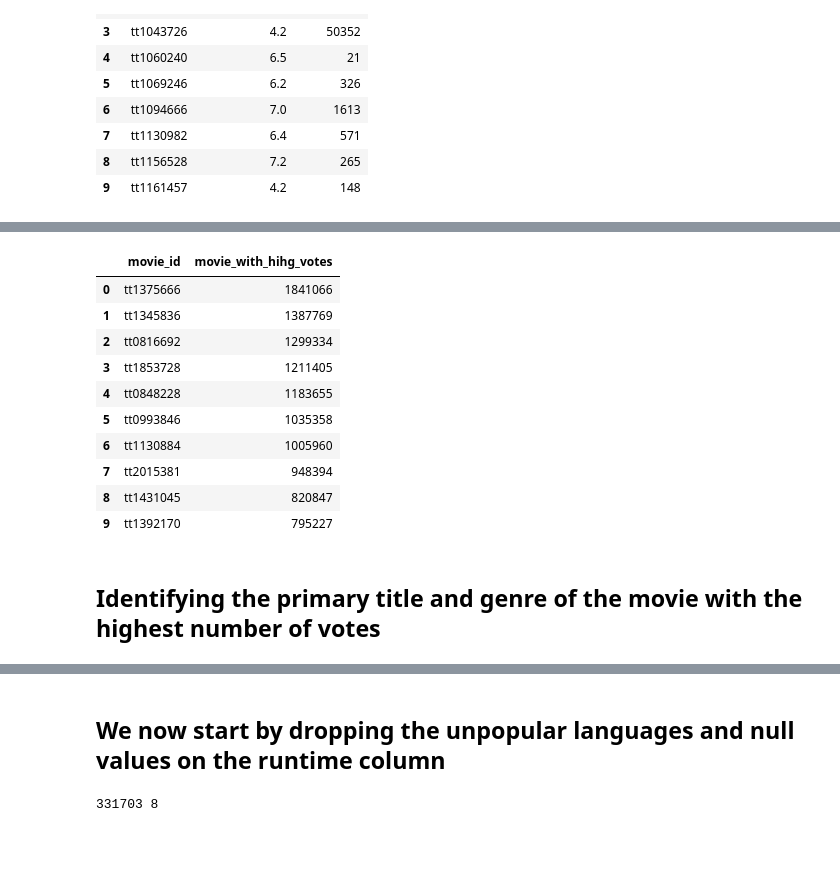
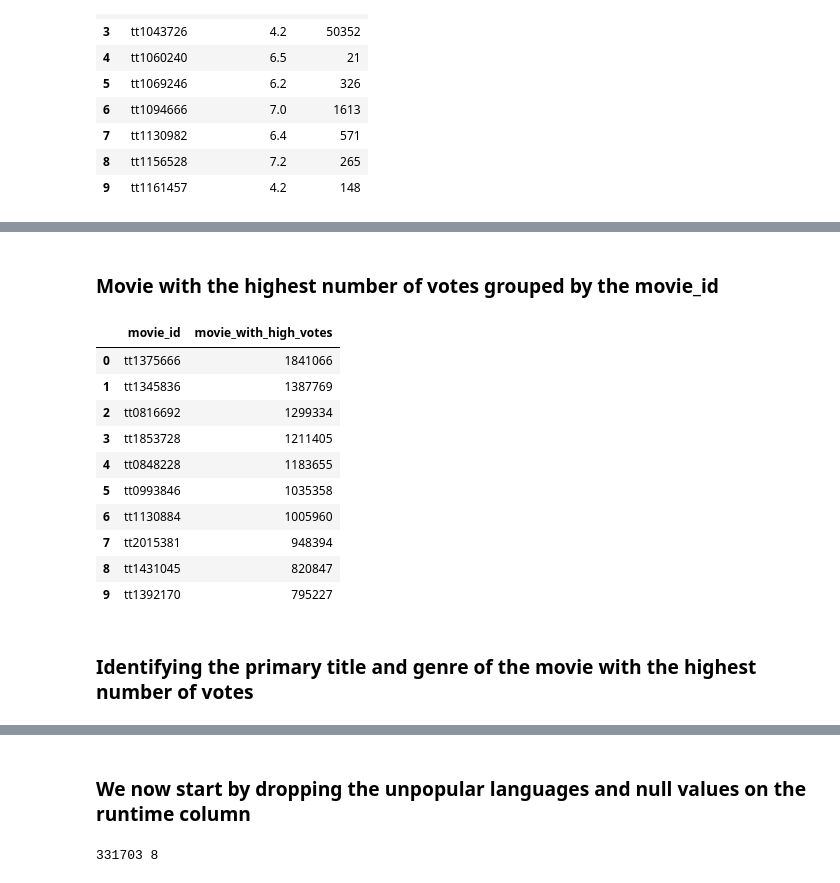
Before and after one commit to matjoee/dsc-phase-1-project, a Jupyter notebook: student.ipynb, the cells around one changed output, grey strips where cells are left out. Saved outputs shown, nothing was run; the diff lists cells and outputs as text; code cells hidden in the pictures; blank space fills up the shorter version.

```diff
--- a/student.ipynb
+++ b/student.ipynb
@@ -81,21 +95,23 @@ pd.read_sql(movie_akas_on_sql, conn).head(10)
 | 7 | tt0369610 | 17 | Jurski svijet | HR | None | imdbDisplay | None | 0.0 |
 | 8 | tt0369610 | 18 | Olam ha'Yura | IL | he | imdbDisplay | None | 0.0 |
 | 9 | tt0369610 | 19 | Jurassic World: Mundo Jurásico | MX | None | imdbDisplay | None | 0.0 |
+# %% [markdown]
+### Movie with the highest number of votes grouped by the movie_id
 # %%
 # group by movie id to get the movie with the highest number of votes
 movie_votes = """
 SELECT movie_id,
-MAX(numvotes) AS movie_with_hihg_votes
+MAX(numvotes) AS movie_with_high_votes
 FROM movie_ratings
 GROUP BY movie_id
-ORDER BY movie_with_hihg_votes DESC
+ORDER BY movie_with_high_votes DESC
 LIMIT 15
 ;
 """
 # Displaying just the first 10 genres for readability
 pd.read_sql(movie_votes, conn).head(10)
 # %% [output]
-|  | movie_id | movie_with_hihg_votes |
+|  | movie_id | movie_with_high_votes |
 | 0 | tt1375666 | 1841066 |
 | 1 | tt1345836 | 1387769 |
 | 2 | tt0816692 | 1299334 |
@@ -107,7 +123,7 @@ pd.read_sql(movie_votes, conn).head(10)
 | 8 | tt1431045 | 820847 |
 | 9 | tt1392170 | 795227 |
 # %% [markdown]
-## Identifying the primary title and genre of the movie with the highest number of votes
+### Identifying the primary title and genre of the movie with the highest number of votes
 # %%
 movie_akas_on_sql = """SELECT * FROM movie_akas;"""
 pd.read_sql(movie_akas_on_sql, conn).head(10)
@@ -124,7 +140,7 @@ pd.read_sql(movie_akas_on_sql, conn).head(10)
 | 8 | tt0369610 | 18 | Olam ha'Yura | IL | he | imdbDisplay | None | 0.0 |
 | 9 | tt0369610 | 19 | Jurassic World: Mundo Jurásico | MX | None | imdbDisplay | None | 0.0 |
 # %% [markdown]
-## We now start by dropping the unpopular languages and null values on the runtime column
+### We now start by dropping the unpopular languages and null values on the runtime column
 # %%
 no_of_rows = """SELECT COUNT(*) FROM movie_akas;"""
 rows = conn.execute(no_of_rows).fetchone()[0]
```
Also changed, not shown: parts of 20 cells of this notebook.
